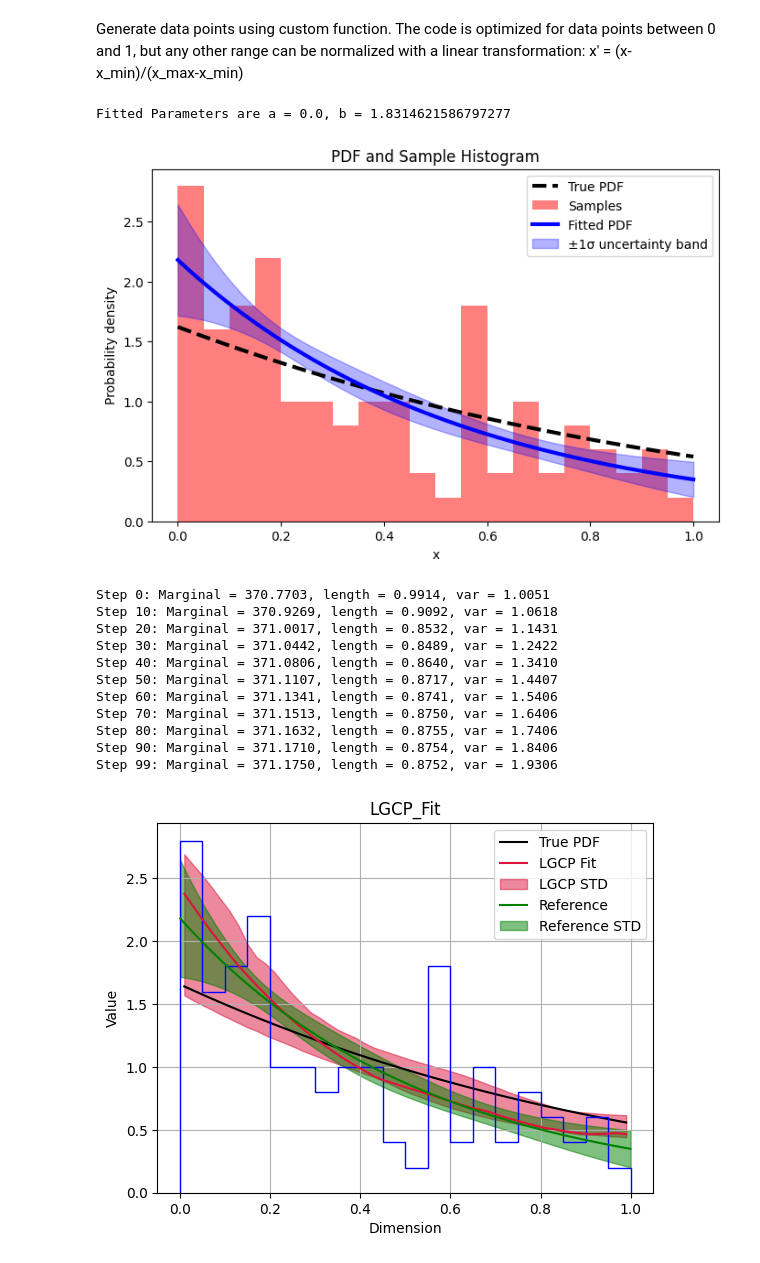
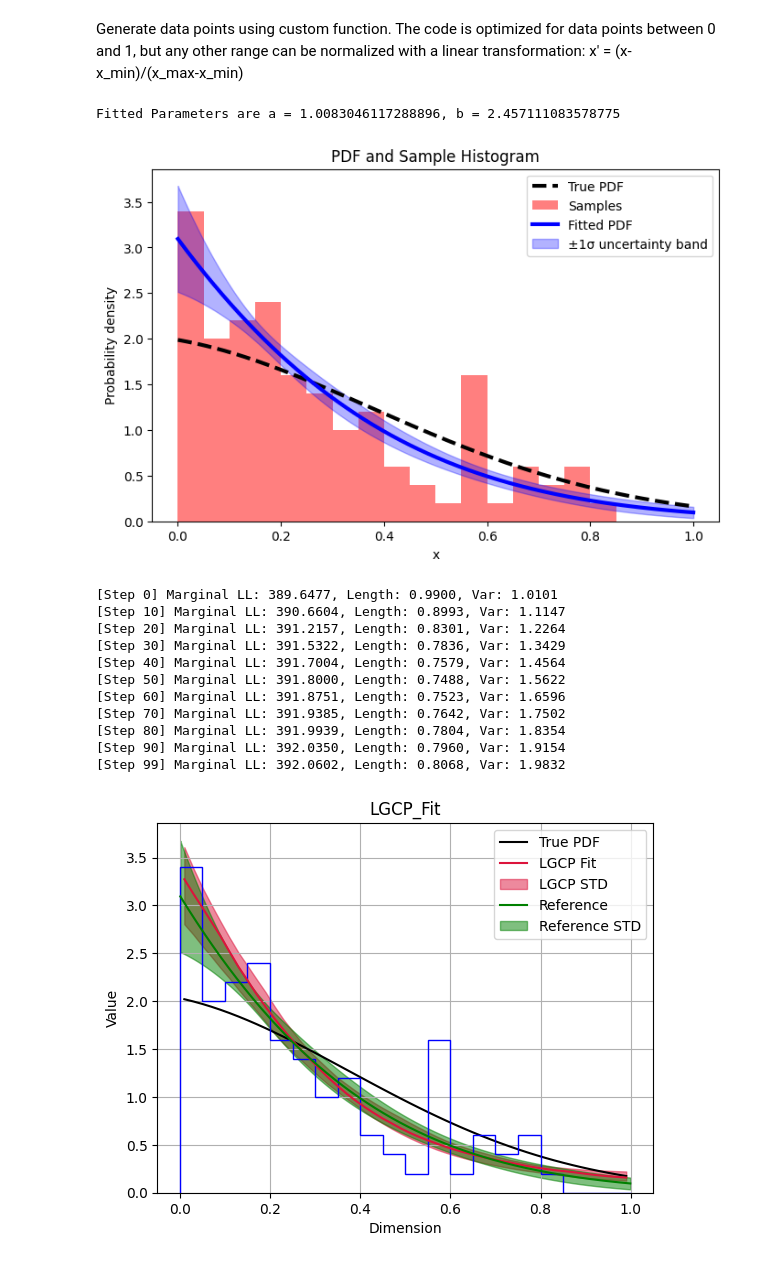
Before and after one commit to YuvalFrid/lgcp-background-modeling, a Jupyter notebook: notebooks/BKG_Fit.ipynb, the cells around one changed output. Drawn from its saved outputs; the diff is of its cells as text; code cells hidden in the pictures.

Commit message:
Added_Torch

```diff
--- a/notebooks/BKG_Fit.ipynb
+++ b/notebooks/BKG_Fit.ipynb
@@ -26,7 +27,7 @@ x' = (x-x_min)/(x_max-x_min)
 
 true_pdf = lambda x, a, b: np.exp(-a*x**2 - b*x) ###
 n_samples = 100
-PARAMS = [0.1,1]
+PARAMS = [2,0.5]
 seed = 1
 
 function_model = CustomPDFModel(true_pdf,PARAMS,n_samples,seed)
@@ -36,23 +37,24 @@ fitted_params = function_model.fit([1,1]) # Fit the samples to the true_pdf with
 print(f'Fitted Parameters are a = {fitted_params[0]}, b = {fitted_params[1]}')
 ref_fit,ref_unc = function_model.plot(bins = 20) # Plot results
 # %% [output]
-Fitted Parameters are a = 0.0, b = 1.8314621586797277
+Fitted Parameters are a = 1.0083046117288896, b = 2.457111083578775
-[figure, old version]
+[figure, new version]
 # %%
-model = Model(samples,optimizing_points = 50,length_scale = 1,var_scale = 1)
+model = TorchModel(samples,optimizing_points = 50,length_scale = 1,var_scale = 1)
+#model = Model(samples,optimizing_points = 50,length_scale = 1,var_scale = 1)
 model.grad_optimize_hyperparameters(steps = 100,lr = 0.01)
-model.grad_fit()
-model.plot_median(true_pdf(model.x,*PARAMS),ref_fit,ref_unc)
+model.grad_fit(lr = 0.01,epochs = 100)
+model.plot(true_pdf(model.x,*PARAMS),ref_fit,ref_unc)#,samples = 20000)
 # %% [output]
-Step 0: Marginal = 370.7703, length = 0.9914, var = 1.0051
-Step 10: Marginal = 370.9269, length = 0.9092, var = 1.0618
-Step 20: Marginal = 371.0017, length = 0.8532, var = 1.1431
-Step 30: Marginal = 371.0442, length = 0.8489, var = 1.2422
-Step 40: Marginal = 371.0806, length = 0.8640, var = 1.3410
-Step 50: Marginal = 371.1107, length = 0.8717, var = 1.4407
-Step 60: Marginal = 371.1341, length = 0.8741, var = 1.5406
-Step 70: Marginal = 371.1513, length = 0.8750, var = 1.6406
-Step 80: Marginal = 371.1632, length = 0.8755, var = 1.7406
-Step 90: Marginal = 371.1710, length = 0.8754, var = 1.8406
-Step 99: Marginal = 371.1750, length = 0.8752, var = 1.9306
+[Step 0] Marginal LL: 389.6477, Length: 0.9900, Var: 1.0101
+[Step 10] Marginal LL: 390.6604, Length: 0.8993, Var: 1.1147
+[Step 20] Marginal LL: 391.2157, Length: 0.8301, Var: 1.2264
+[Step 30] Marginal LL: 391.5322, Length: 0.7836, Var: 1.3429
+[Step 40] Marginal LL: 391.7004, Length: 0.7579, Var: 1.4564
+[Step 50] Marginal LL: 391.8000, Length: 0.7488, Var: 1.5622
+[Step 60] Marginal LL: 391.8751, Length: 0.7523, Var: 1.6596
+[Step 70] Marginal LL: 391.9385, Length: 0.7642, Var: 1.7502
+[Step 80] Marginal LL: 391.9939, Length: 0.7804, Var: 1.8354
+[Step 90] Marginal LL: 392.0350, Length: 0.7960, Var: 1.9154
+[Step 99] Marginal LL: 392.0602, Length: 0.8068, Var: 1.9832
-[figure, old version]
+[figure, new version]
```
Also changed, not shown: parts of 2 cells of this notebook, 2 other files.
